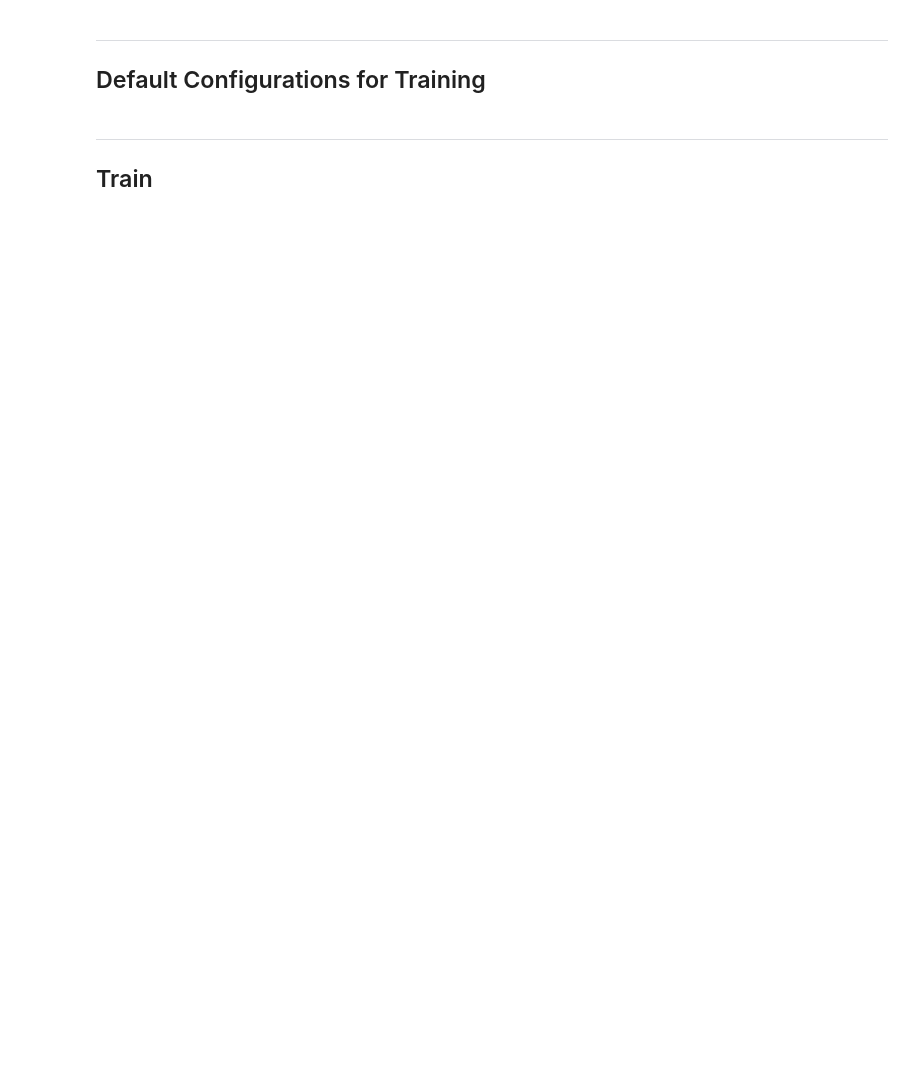
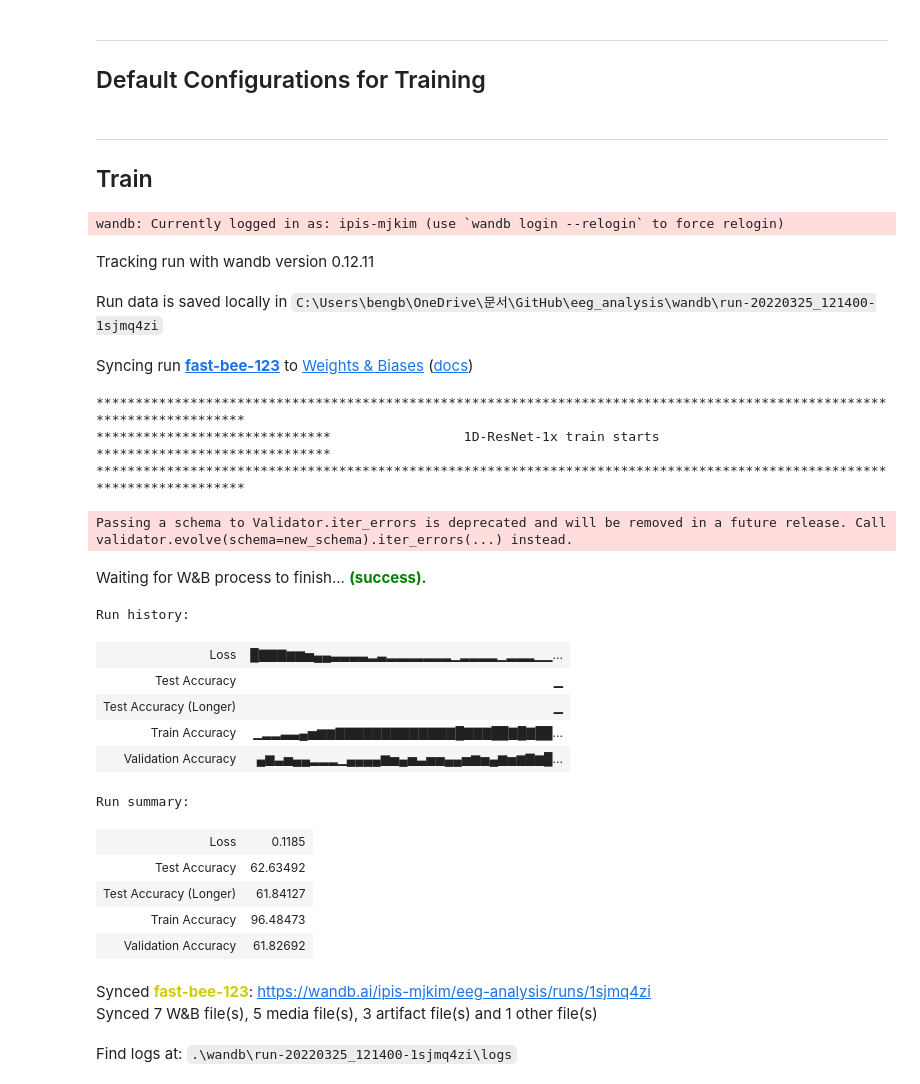
Before and after one commit to nightchell2020/CG-MEA, a Jupyter notebook: 05_Train.ipynb, the cells around one changed output. Saved outputs shown, nothing was run; the diff lists cells and outputs as text; code cells hidden in the pictures; blank space fills up the shorter version.

Commit message:
modified train condition

```diff
--- a/05_Train.ipynb
+++ b/05_Train.ipynb
@@ -58,11 +61,11 @@ cfg_data['seed'] = 0
 cfg_data['crop_length'] = 200 * 10 # 10 seconds
 cfg_data['longer_crop_length'] = 200 * 10 * 10 # 100 seconds
 cfg_data['crop_multiple'] = 4
-cfg_data['minibatch'] = 256
+cfg_data['minibatch'] = 128
 cfg_data['input_norm'] = 'dataset' # 'datatset', 'datapoint', 'no'
-cfg_data['EKG'] = 'O'
+cfg_data['EKG'] = 'X'
 cfg_data['photic'] = 'X'
-cfg_data['awgn'] = 5e-2
+cfg_data['awgn'] = 3e-2
 cfg_data['mgn'] = 1e-4
 cfg_data['awgn_age'] = 5e-2
 # %%
@@ -229,6 +268,7 @@ cfg_model['use_age'] = 'fc'
 cfg_model['final_pool'] = 'max'
 cfg_model['base_channels'] = 64
 cfg_model['LR'] = None
+cfg_model['dropout'] = 0.2
 cfg_model['activation'] = 'mish'
 
 pprint.pprint('Model config:')
@@ -457,12 +547,12 @@ pprint.pp(cfg_model, width=150)
 # %%
 # training configurations
 cfg_train = {}
-cfg_train['iterations'] = (150000 * 32) // cfg_data['minibatch']
+cfg_train['iterations'] = (180000 * 32) // cfg_data['minibatch']
 cfg_train['num_history'] = 500
 cfg_train['lr_decay_timing'] = 0.8
 cfg_train['lr_decay_gamma'] = 0.1
 cfg_train['weight_decay'] = 1e-2
-cfg_train['mixup'] = 0.0 # 0 for no usage
+cfg_train['mixup'] = 0.3 # 0 for no usage
 cfg_train['criterion'] = 'cross-entropy' # 'cross-entropy', 'multi-bce'
 
 cfg_train['device'] = device
@@ -477,35 +567,61 @@ cfg_train['watch_model'] = False
 # %%
 # initialize the wandb log
 wandb_run = wandb.init(project="eeg-analysis")
 wandb.run.name = wandb.run.id
 
 with wandb_run:
-    # wandb config update
+    # collect some garbages
+    time.sleep(10)
+    gc.collect()
+    torch.cuda.empty_cache()
+
+    # load default config
     config = {}
     for k, v in {**cfg_data, **cfg_train, **cfg_model}.items():
         if k not in wandb.config:
             config[k] = v
 
     # to prevent callables from type-conversion to str
     config['history_interval'] = config['iterations'] // config['num_history']
     wandb.config.update(config)
     for k, v in wandb.config.items():
         if k not in config:
             config[k] = v
 
     if cfg_data.get('crop_multiple', 1) == 1:
         config['in_channels'] = train_loader.dataset[0]['signal'].shape[0]
     else:
         config['in_channels'] = train_loader.dataset[0]['signal'][0].shape[0]
     config['out_dims'] = len(class_label_to_type)
 
     # train the model
     model = train_with_wandb(config, train_loader, val_loader, test_loader, test_loader_longer,
                              preprocess_train, preprocess_test, class_label_to_type)
 
-    # release memory and collect some garbages
-    del model
-    del train_loader, val_loader, test_loader, test_loader_longer
-    del preprocess_train, preprocess_test
-    gc.collect()
-    torch.cuda.empty_cache()
+    # release memory
+    del model, _
+# %% [output]
+wandb: Currently logged in as: ipis-mjkim (use `wandb login --relogin` to force relogin)
+Tracking run with wandb version 0.12.11
+Run data is saved locally in C:\Users\bengb\OneDrive\문서\GitHub\eeg_analysis\wandb\run-20220325_121400-1sjmq4zi
+Syncing run fast-bee-123 to Weights & Biases (docs)
+************************************************************************************************************************
+******************************                 1D-ResNet-1x train starts                  ******************************
+************************************************************************************************************************
+Passing a schema to Validator.iter_errors is deprecated and will be removed in a future release. Call validator.evolve(schema=new_schema).iter_errors(...) instead.
+Waiting for W&B process to finish... (success).
+Run history:
+| Loss | █▇▇▇▆▆▅▄▄▃▃▃▃▂▃▂▂▂▂▂▂▂▁▂▂▂▂▁▂▂▂▁▁... |
+| Test Accuracy | ▁ |
+| Test Accuracy (Longer) | ▁ |
+| Train Accuracy | ▁▂▂▃▃▄▅▆▆▇▇▇▇▇▇▇▇▇▇▇▇▇█▇▇▇██▇█▇██... |
+| Validation Accuracy | ▄▆▃▅▄▄▂▂▂▁▄▄▄▄▆▅▄▅▃▅▅▄▄▅▆▅▄▆▅▆▇▆█... |
+Run summary:
+| Loss | 0.1185 |
+| Test Accuracy | 62.63492 |
+| Test Accuracy (Longer) | 61.84127 |
+| Train Accuracy | 96.48473 |
+| Validation Accuracy | 61.82692 |
+Synced fast-bee-123: https://wandb.ai/ipis-mjkim/eeg-analysis/runs/1sjmq4zi
+Synced 7 W&B file(s), 5 media file(s), 3 artifact file(s) and 1 other file(s)
+Find logs at: .\wandb\run-20220325_121400-1sjmq4zi\logs
```
Also changed, not shown: parts of 6 cells of this notebook, 4 other files.
